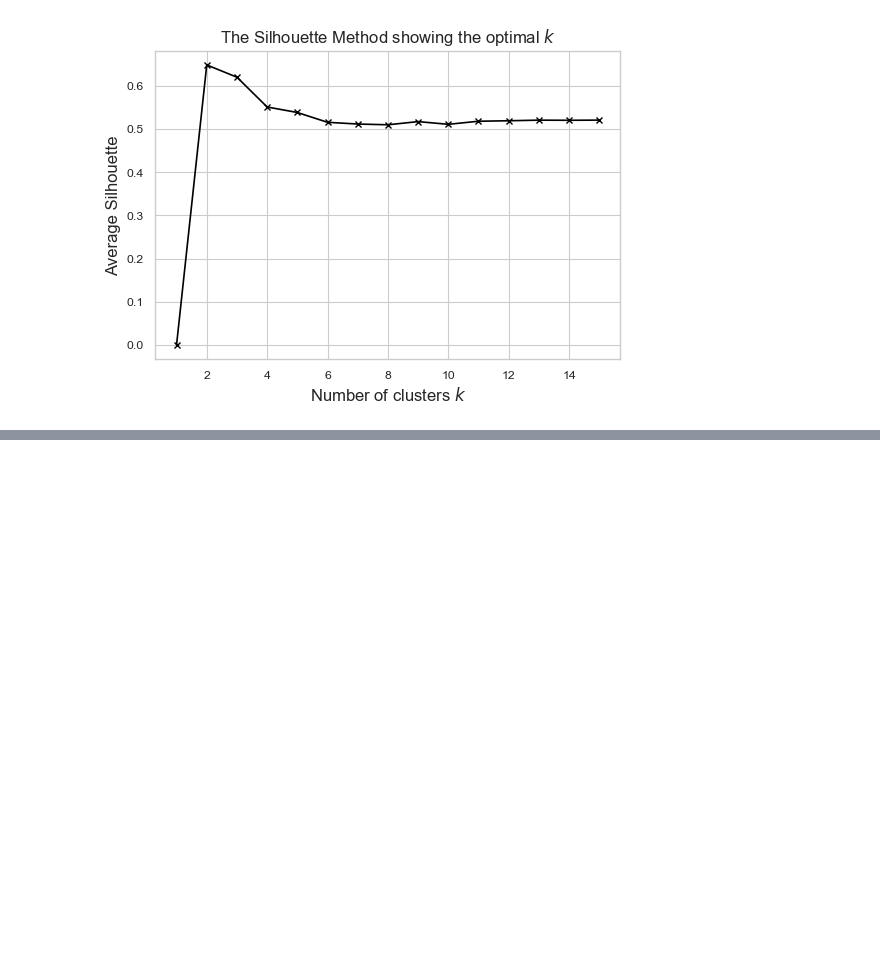
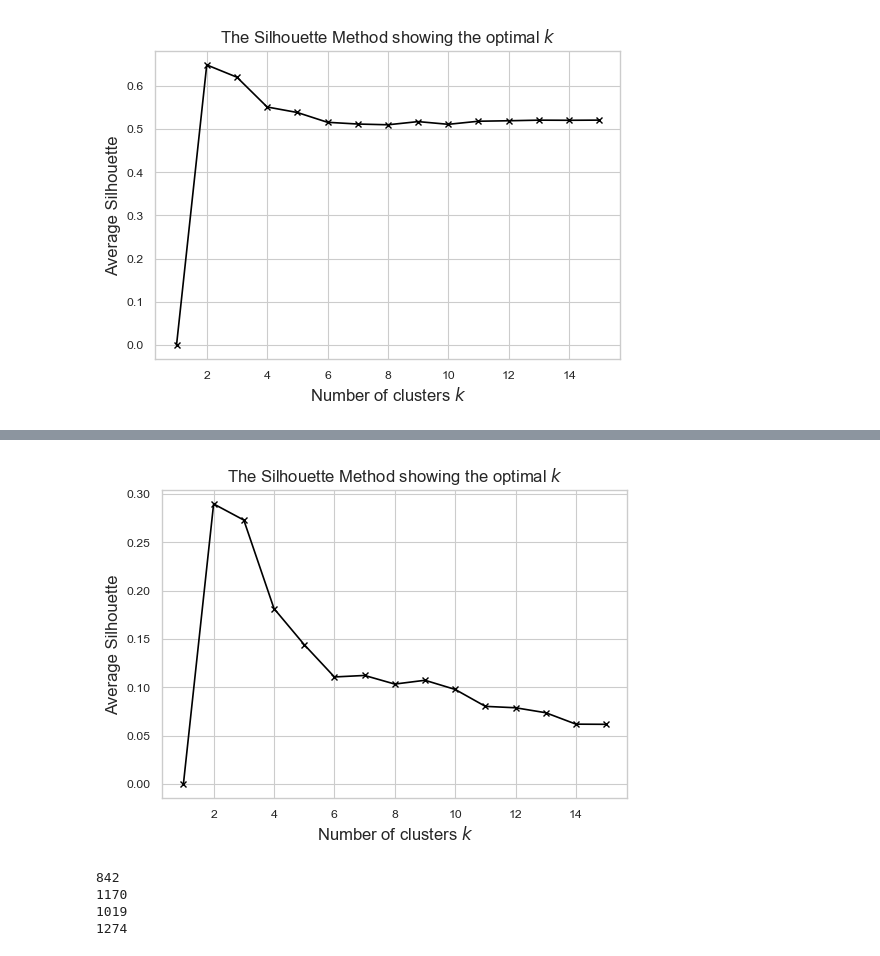
Before and after one commit to brookefzy/pitaya, a Jupyter notebook: ClusterSpacewithMobility/02_lab.ipynb, the cells around one changed output, grey strips where cells are left out. Cells and saved outputs as stored; diff of their text form; code cells hidden in the pictures; blank space fills up the shorter version.

```diff
--- a/ClusterSpacewithMobility/02_lab.ipynb
+++ b/ClusterSpacewithMobility/02_lab.ipynb
@@ -349,0 +394,13 @@ plt.show()
+# %%
+silhouette_crv(tod_pattern_nnmf,"core_silhouette_pattern_{}.png".format(radius), False, False, random_state=0)
+# %% [output]
+[figure, added]
+# %%
+fcm_pattern, data_pattern = f_cmeans(tod_pattern_nnmf, n_clusters=4, log10 = False, standardize=False, random_state=0)
+prediction_pattern = fcm_pattern.predict(data_pattern)
+sample_num(prediction_pattern)
+# %% [output]
+842
+1170
+1019
+1274
```
Also changed, not shown: parts of 11 cells of this notebook, 5 other files.
